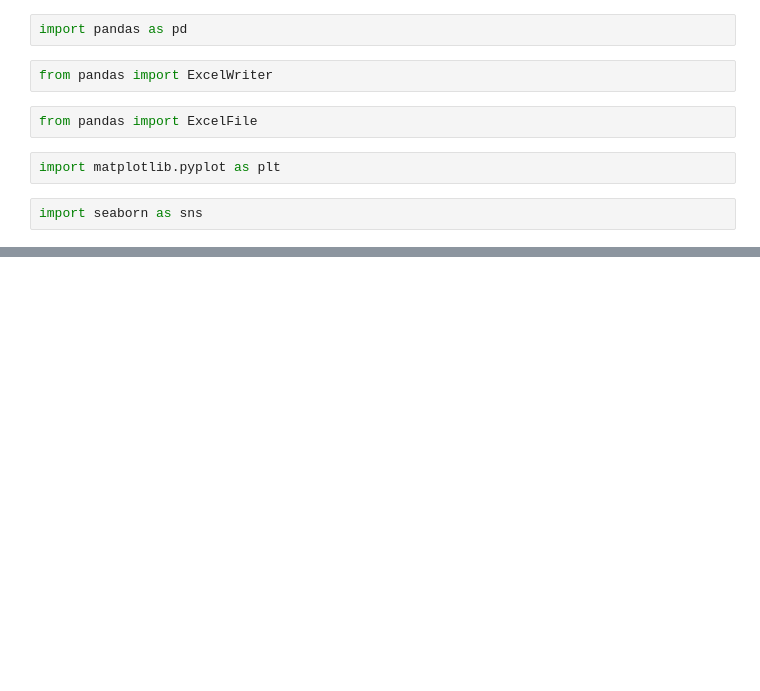
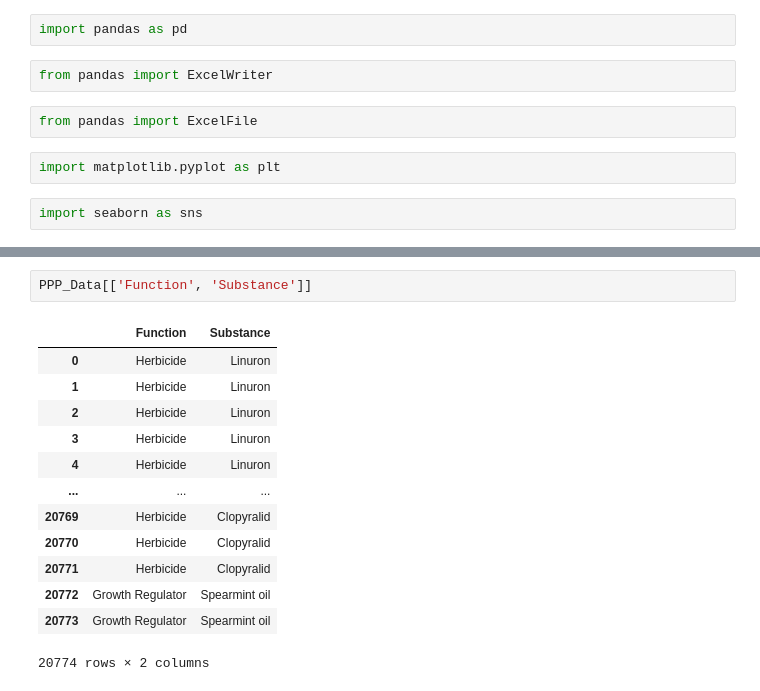
Before and after one commit to Ek1mBr0/PPP_Data_Project, a Jupyter notebook: PPP_Data_Project.ipynb, the cells around one changed output, grey strips where cells are left out. Saved outputs shown, nothing was run; the diff lists cells and outputs as text; blank space fills up the shorter version.

```diff
--- a/PPP_Data_Project.ipynb
+++ b/PPP_Data_Project.ipynb
@@ -34,0 +104,16 @@ print(PPP_Data)
+# %%
+PPP_Data[['Function', 'Substance']]
+# %% [output]
+|  | Function | Substance |
+| 0 | Herbicide | Linuron |
+| 1 | Herbicide | Linuron |
+| 2 | Herbicide | Linuron |
+| 3 | Herbicide | Linuron |
+| 4 | Herbicide | Linuron |
+| ... | ... | ... |
+| 20769 | Herbicide | Clopyralid |
+| 20770 | Herbicide | Clopyralid |
+| 20771 | Herbicide | Clopyralid |
+| 20772 | Growth Regulator | Spearmint oil |
+| 20773 | Growth Regulator | Spearmint oil |
+20774 rows × 2 columns
```
Also changed, not shown: parts of 12 cells of this notebook.
